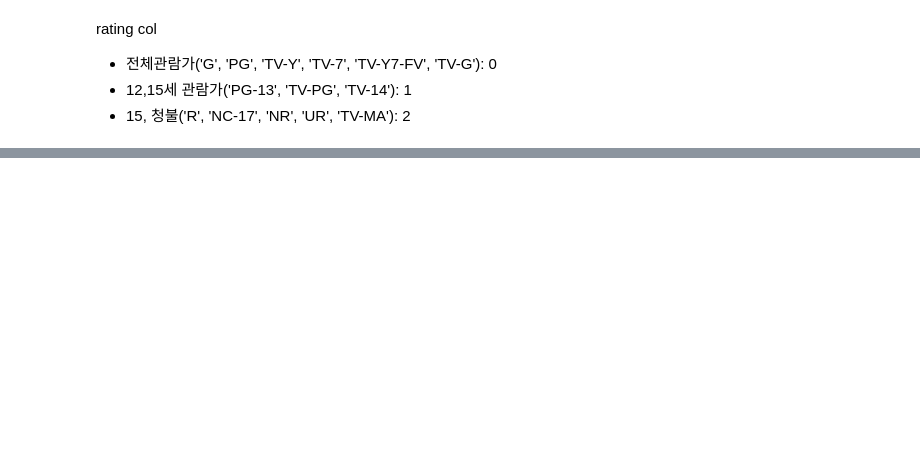
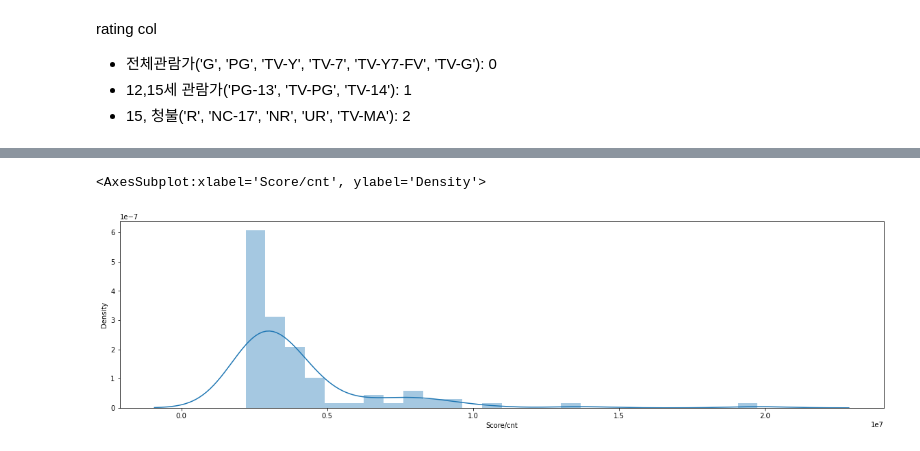
Before and after one commit to DONGYEONKANG/Datathon, a Jupyter notebook: jimin/datathon_pr_v2.ipynb, the cells around one changed output, grey strips where cells are left out. Drawn from its saved outputs; the diff is of its cells as text; code cells hidden in the pictures; blank space fills up the shorter version.

```diff
--- a/jimin/datathon_pr_v2.ipynb
+++ b/jimin/datathon_pr_v2.ipynb
@@ -307,0 +498,5 @@ for i in bb:
+# %%
+group = direc_score[['Score', 'Score_normal', 'cnt']].groupby(direc_score['director'])
+# %%
+group_score = group.sum().sort_values(by='Score', ascending=False)
+group_score
@@ -307,0 +518,3 @@ for i in bb:
+# %%
+group_score['Score/cnt'] = group_score['Score']//group_score['cnt']
+group_score.sort_values(by='Score/cnt', ascending=False)
@@ -307,0 +536,3 @@ for i in bb:
+# %%
+top_100_score_direc = group_score.sort_values(by='Score/cnt', ascending=False).head(100)
+top_100_score_direc
@@ -307,0 +554,6 @@ for i in bb:
+# %%
+plt.figure(figsize = (20, 5))
+sns.distplot(top_100_score_direc['Score/cnt'])
+# %% [output]
+<AxesSubplot:xlabel='Score/cnt', ylabel='Density'>
+[figure, added]
```
Also changed, not shown: parts of 69 cells of this notebook, 1 other file.
